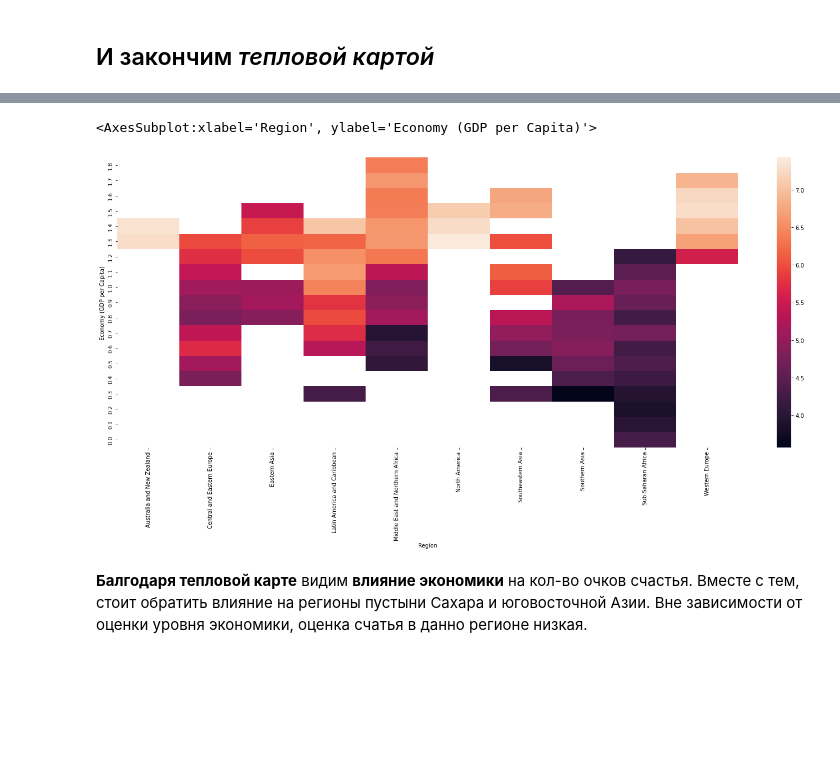
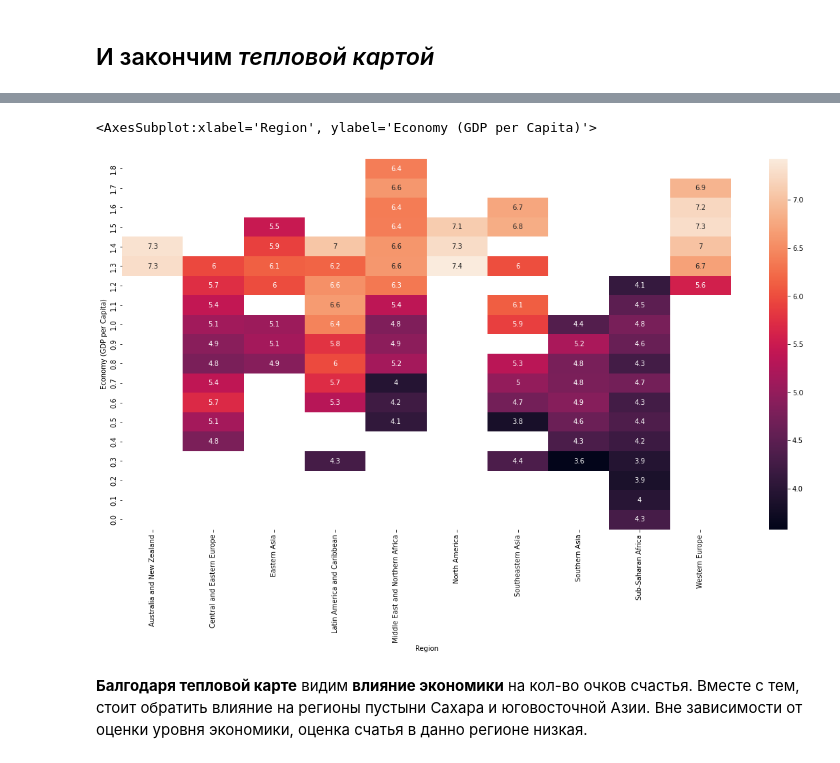
Before and after one commit to katbert5605/python_visualization_hw, a Jupyter notebook: python_15_vis_hw.ipynb, the cells around one changed output, grey strips where cells are left out. Cells and saved outputs as stored; diff of their text form; code cells hidden in the pictures; blank space fills up the shorter version.

```diff
--- a/python_15_vis_hw.ipynb
+++ b/python_15_vis_hw.ipynb
@@ -173,7 +171,7 @@ Name: Happiness Score, dtype: object
 # Нам поможет сводная таблица
 
 # Оставлю в рамках результата, как некий "удачный" опыт построения графиков
-
+df_happy['happy_score_round'] = round(df_happy['Happiness Score'])
 bar_frame = df_happy.groupby(['year','happy_score_round'])['Happiness Score'].count().reset_index()
 bar_frame[bar_frame['year'] == 2015][['Happiness Score']].plot(kind='bar')
 # %% [output]
@@ -356,9 +354,9 @@ hp_score
 # %%
 # Получили много NaN значений. Посмотрим, как на них отреагирует heatmap
 plt.figure(figsize=(20,10))
-sns.heatmap(hp_score)
+sns.heatmap(hp_score, annot=True)
 # %% [output]
 <AxesSubplot:xlabel='Region', ylabel='Economy (GDP per Capita)'>
-[figure, old version]
+[figure, new version]
 # %% [markdown]
 **Балгодаря тепловой карте** видим **влияние экономики** на кол-во очков счастья. Вместе с тем, стоит обратить влияние на регионы пустыни Сахара и юговосточной Азии. Вне зависимости от оценки уровня экономики, оценка счатья в данно регионе низкая.
```
Also changed, not shown: parts of 13 cells of this notebook.
